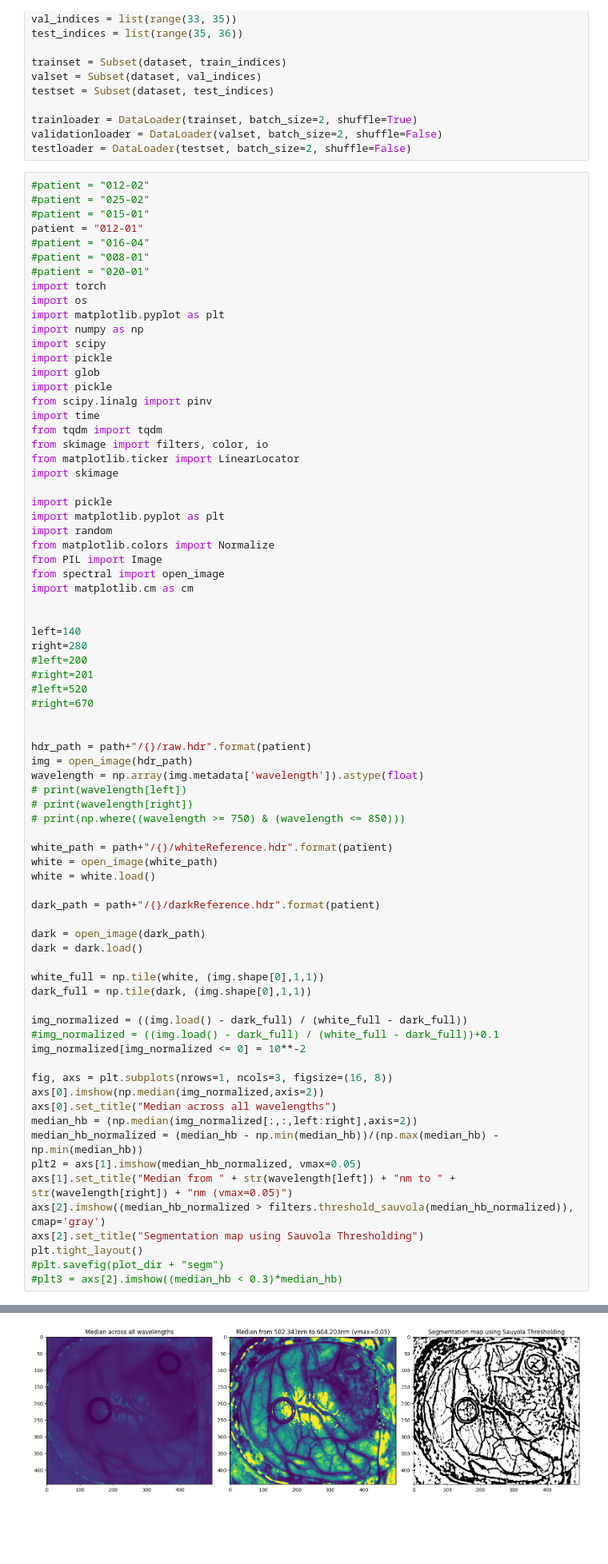
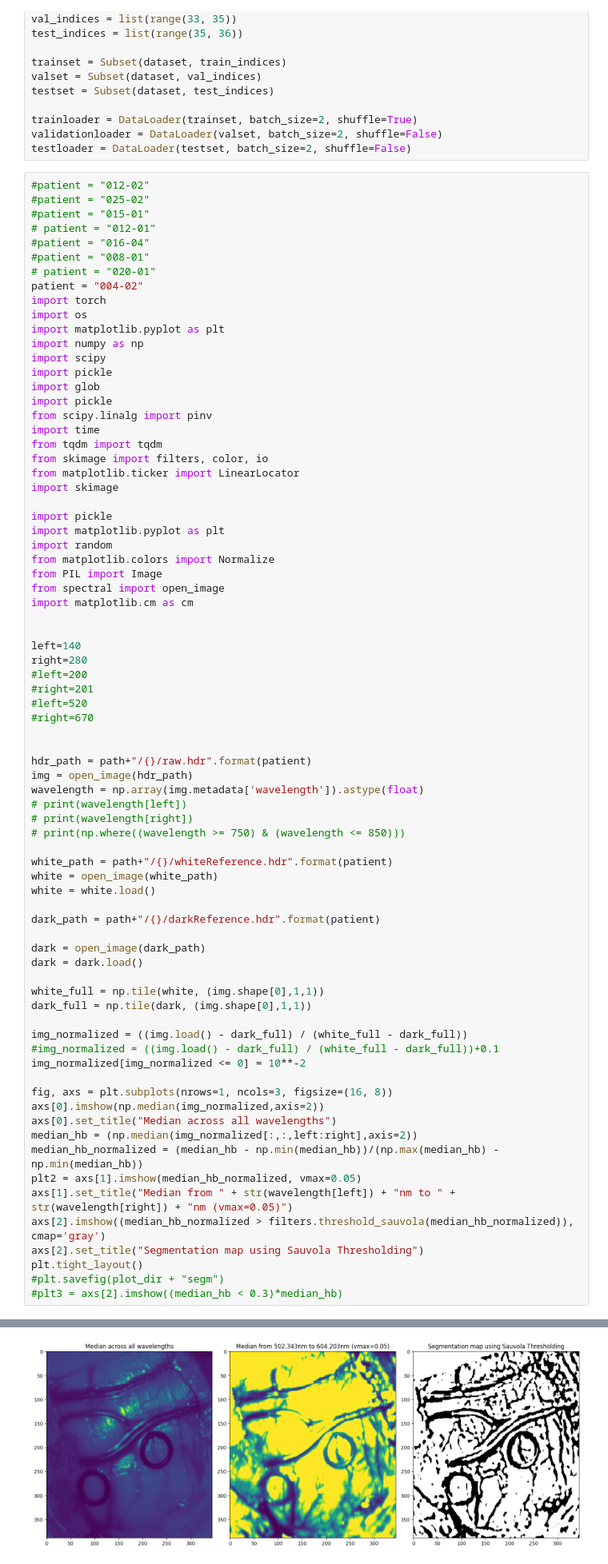
Before and after one commit to TimMachTUM/hsi-brain-segmentation, a Jupyter notebook: brain-segmentation.ipynb, the cells around one changed output, grey strips where cells are left out. Shown at 80% size. Saved outputs shown, nothing was run; the diff lists cells and outputs as text; blank space fills up the shorter version.

```diff
--- a/brain-segmentation.ipynb
+++ b/brain-segmentation.ipynb
@@ -34,10 +34,11 @@ testloader = DataLoader(testset, batch_size=2, shuffle=False)
 #patient = "012-02"
 #patient = "025-02"
 #patient = "015-01"
-patient = "012-01"
+# patient = "012-01"
 #patient = "016-04"
 #patient = "008-01"
-#patient = "020-01"
+# patient = "020-01"
+patient = "004-02"
 import torch
 import os
 import matplotlib.pyplot as plt
@@ -111,4 +110,4 @@ plt.tight_layout()
-[figure, old version]
+[figure, new version]
 # %% [markdown]
 # Visualize Data
 # %%
```
Also changed, not shown: parts of 4 cells of this notebook.
